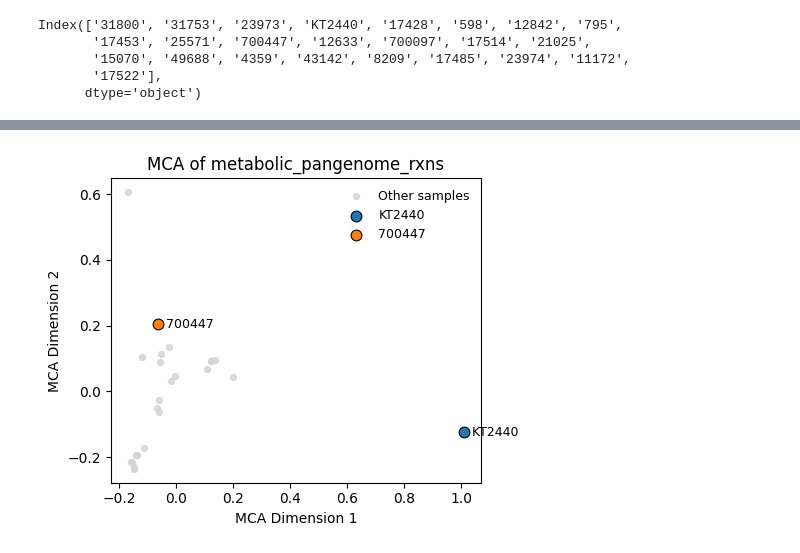
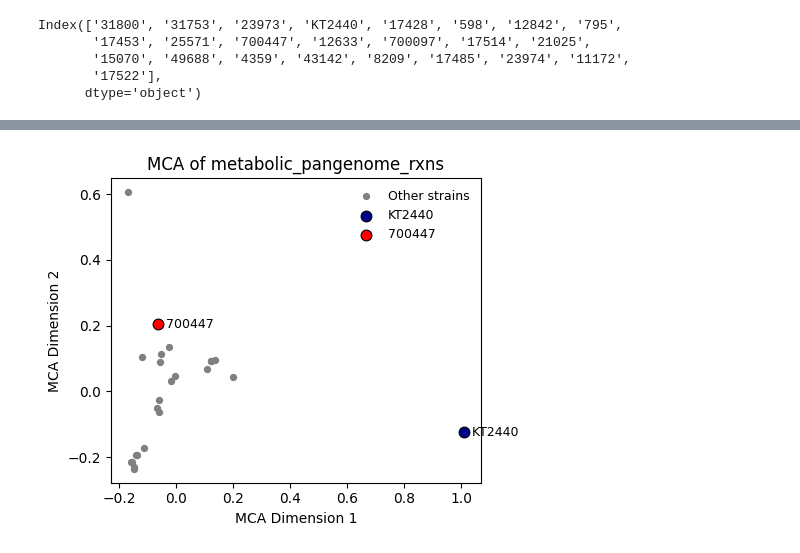
Before and after one commit to SBRG/Pseudomonas_putida_GEMs, a Jupyter notebook: subsystem_annotation.ipynb, the cells around one changed output, grey strips where cells are left out. Cells and saved outputs as stored; diff of their text form; code cells hidden in the pictures.

```diff
--- a/subsystem_annotation.ipynb
+++ b/subsystem_annotation.ipynb
@@ -299,7 +313,8 @@ plt.savefig('Figures/subsystem_comparison.pdf',dpi=600)
 # %%
 # add subsystems to strain specific models
 # %%
-ignore_models = ['iJN746.xml','iJN1463.json','Pan_putida2-Final.xml','iJN1463.xml']
+#ignore_models = ['iJN746.xml','iJN1463.json','Pan_putida2-Final.xml','iJN1463.xml']
+ignore_models = ['iJN746.xml','Pan_putida2-Final.xml','iJN1463.xml']
 
 import os
 
@@ -526,34 +541,34 @@ df = df.apply(pd.to_numeric, errors="coerce").fillna(0)
 X = df.T
 mca = prince.MCA(n_components=10, random_state=0)
 mca = mca.fit(X)
 
 coords = mca.transform(X)
 coords.index = X.index
 
 fig, ax = plt.subplots(figsize=FIGSIZE)
 
-ax.scatter(coords[0], coords[1], s=18, c="lightgray", alpha=0.8, label="Other samples")
+ax.scatter(coords[0], coords[1], s=18, c="gray", label="Other strains")
 
 for sample in HIGHLIGHT:
     if sample in coords.index:
         ax.scatter(coords.loc[sample, 0], coords.loc[sample, 1],
-                   s=60, c="C0" if sample == HIGHLIGHT[0] else "C1",
+                   s=60, c="darkblue" if sample == HIGHLIGHT[0] else "red",
                    edgecolor="black", linewidth=0.8, zorder=3, label=sample)
         ax.text(coords.loc[sample, 0], coords.loc[sample, 1],
                 f"  {sample}", va="center", fontsize=9)
     else:
         print(f"[WARN] Sample '{sample}' not found.")
 
 ax.set_xlabel("MCA Dimension 1")
 ax.set_ylabel("MCA Dimension 2")
 ax.set_title("MCA of metabolic_pangenome_rxns")
 
 handles, labels = ax.get_legend_handles_labels()
 uniq = dict(zip(labels, handles))
 ax.legend(uniq.values(), uniq.keys(), frameon=False, fontsize=9, loc="best")
 
 plt.tight_layout()
-plt.savefig(f"{OUT_PREFIX}.png", dpi=300)
+plt.savefig("Figures/MCA.pdf", dpi=300)
 plt.show()
 # %% [output]
-[figure, old version]
+[figure, new version]
```
Also changed, not shown: parts of 7 cells of this notebook, 2 other files.
